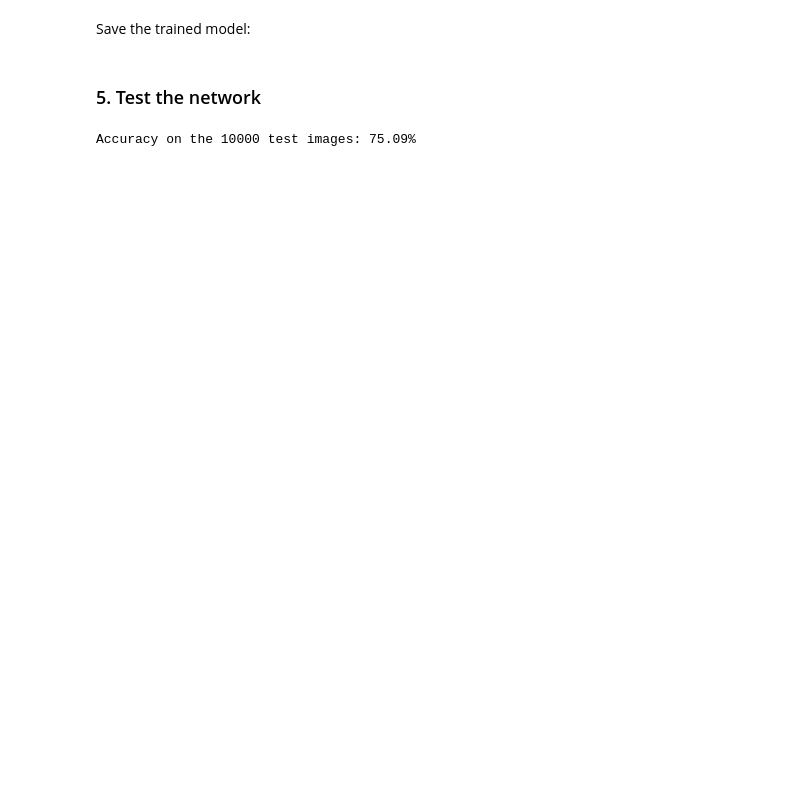
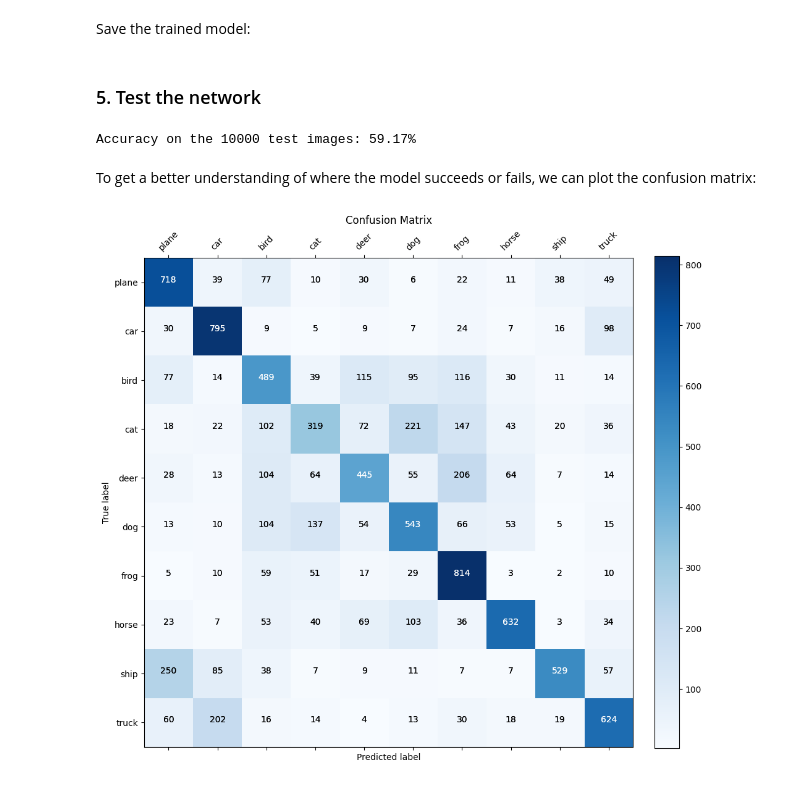
Before and after one commit to FlorentCLMichel/learning_data_science, a Jupyter notebook: PyTorch Blitz Tutorial.ipynb, the cells around one changed output. Drawn from its saved outputs; the diff is of its cells as text; code cells hidden in the pictures; blank space fills up the shorter version.

Commit message:
plot the confusion matrix

```diff
--- a/PyTorch Blitz Tutorial.ipynb
+++ b/PyTorch Blitz Tutorial.ipynb
@@ -511,7 +511,7 @@ mini_batch_size = 2000
 for epoch in range(n_epochs):
     running_loss = 0.
     for i, data in enumerate(trainloader, 0):
-        inputs, labes = data
+        inputs, labels = data
         optimizer.zero_grad()             # zero the weight gradients
         outputs = net(inputs)             # forward pass
         loss = criterion(outputs, labels) # compute the loss
@@ -563,7 +563,7 @@ correct = 9
 total = 0
 with torch.no_grad(): # Don't compute gradients as we are not training
     for data in testloader:
-        images, label = data
+        images, labels = data
         outputs = net(images)
         _, predicted = torch.max(outputs, 1) # get the class with highest energy as prediction
         total += labels.size(0)
@@ -571,4 +571,61 @@ with torch.no_grad(): # Don't compute gradients as we are not training
 
 print(f'Accuracy on the {total} test images: {100*correct/total}%')
 # %% [output]
-Accuracy on the 10000 test images: 75.09%
+Accuracy on the 10000 test images: 59.17%
+# %% [markdown]
+To get a better understanding of where the model succeeds or fails, we can plot the confusion matrix:
+# %%
+from sklearn.metrics import confusion_matrix
+import itertools
+
+# Load the model
+net = MyNet()
+net.load_state_dict(torch.load(PATH, weights_only=True))
+
+# Make predictions
+all_preds = []
+all_labels = []
+
+with torch.no_grad():
+    for images, labels in testloader:
+        outputs = net(images)
+        _, predicted = torch.max(outputs, 1)
+        all_preds.extend(predicted.numpy())
+        all_labels.extend(labels.numpy())
+
+# Compute the confusion matrix
+cm = confusion_matrix(all_labels, all_preds)
+
+# Plot the confusion matrix
+fig, ax = plt.subplots(figsize=(10, 10))
+
+# Create a new axis for the color bar
+cax = ax.matshow(cm, interpolation='nearest', cmap=plt.cm.Blues)
+fig.colorbar(cax, ax=ax, fraction=0.046, pad=0.04)
+
+# Set title and labels
+plt.title('Confusion Matrix')
+tick_marks = np.arange(len(classes))
+plt.xticks(tick_marks, classes, rotation=45)
+plt.yticks(tick_marks, classes)
+
+# Add labels and annotations
+thresh = cm.max() / 2.
+for i, j in itertools.product(range(cm.shape[0]), range(cm.shape[1])):
+    plt.text(j, i, format(cm[i, j], 'd'),
+             horizontalalignment="center",
+             color="white" if cm[i, j] > thresh else "black")
+
+# Add labels and annotations
+thresh = cm.max() / 2.
+for i, j in itertools.product(range(cm.shape[0]), range(cm.shape[1])):
+    plt.text(j, i, format(cm[i, j], 'd'),
+             horizontalalignment="center",
+             color="white" if cm[i, j] > thresh else "black")
+
+plt.ylabel('True label')
+plt.xlabel('Predicted label')
+plt.tight_layout()
+plt.show()
+# %% [output]
+[figure, added]
```
Also changed, not shown: parts of 6 cells of this notebook.
